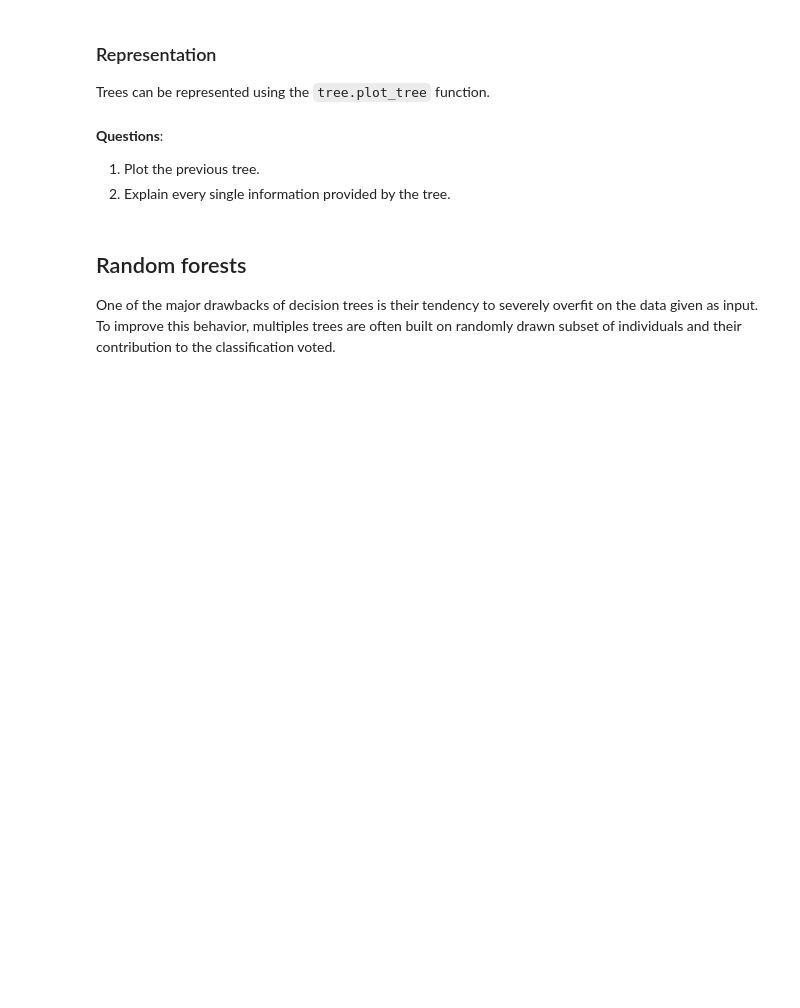
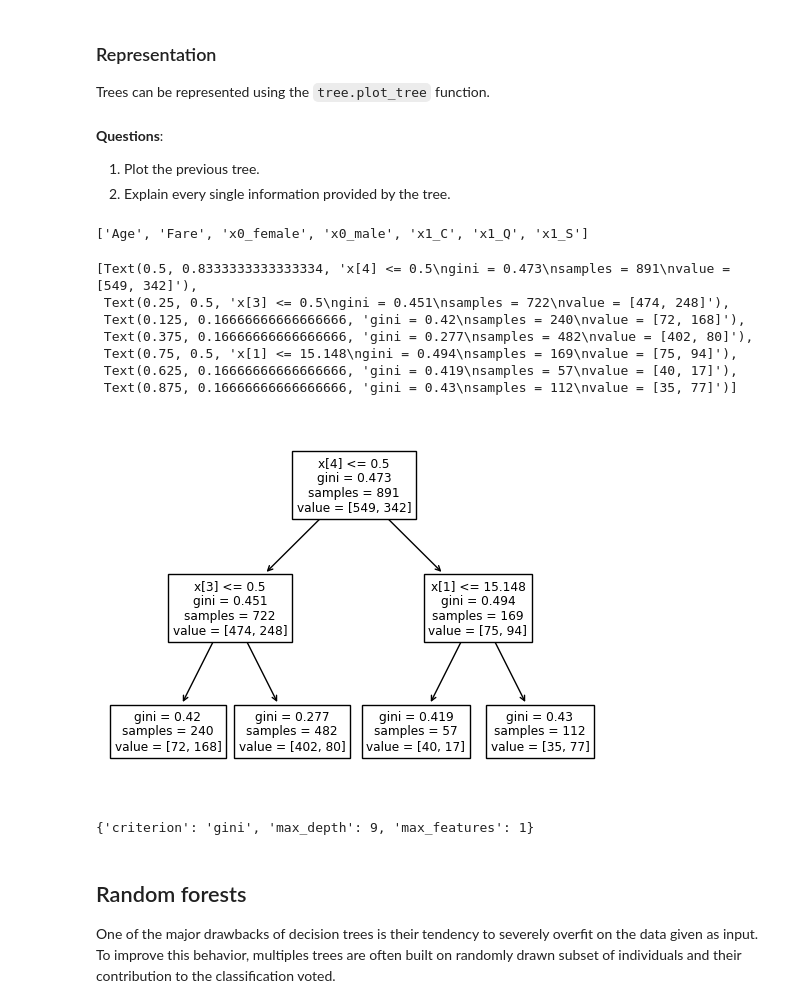
Before and after one commit to SphRbtHyk/miashs_introduction_ml, a Jupyter notebook: lab7/classification_trees.ipynb, the cells around one changed output. Drawn from its saved outputs; the diff is of its cells as text; code cells hidden in the pictures; blank space fills up the shorter version.

```diff
--- a/lab7/classification_trees.ipynb
+++ b/lab7/classification_trees.ipynb
@@ -17,0 +108,9 @@ This lab is a level up from previous sessions ! There is no code snippet for dem
+# %%
+sub_X_preprocess = X_preprocess[:,:5]
+# %%
+decision_tree_classifier = DecisionTreeClassifier()
+
+grid_search_cv = GridSearchCV(estimator=decision_tree_classifier,
+                              param_grid={"criterion": ["gini", "entropy"],
+                                         "max_features": [1, 2, 3]})
+grid_search_cv.fit(sub_X_preprocess, y)
@@ -26,3 +135,26 @@ Trees can be represented using the `tree.plot_tree` function.
+# %%
+feature_names
+# %% [output]
+['Age', 'Fare', 'x0_female', 'x0_male', 'x1_C', 'x1_Q', 'x1_S']
+# %%
+# Create classifier with the best found hyperparameters
+best_params["max_depth"] = 2
+decision_tree = DecisionTreeClassifier(**best_params)
+decision_tree.fit(X_preprocess, y)
+plot_tree(decision_tree)
+# %% [output]
+[Text(0.5, 0.8333333333333334, 'x[4] <= 0.5\ngini = 0.473\nsamples = 891\nvalue = [549, 342]'),
+ Text(0.25, 0.5, 'x[3] <= 0.5\ngini = 0.451\nsamples = 722\nvalue = [474, 248]'),
+ Text(0.125, 0.16666666666666666, 'gini = 0.42\nsamples = 240\nvalue = [72, 168]'),
+ Text(0.375, 0.16666666666666666, 'gini = 0.277\nsamples = 482\nvalue = [402, 80]'),
+ Text(0.75, 0.5, 'x[1] <= 15.148\ngini = 0.494\nsamples = 169\nvalue = [75, 94]'),
+ Text(0.625, 0.16666666666666666, 'gini = 0.419\nsamples = 57\nvalue = [40, 17]'),
+ Text(0.875, 0.16666666666666666, 'gini = 0.43\nsamples = 112\nvalue = [35, 77]')]
+[figure, added]
+# %%
+best_params
+# %% [output]
+{'criterion': 'gini', 'max_depth': 9, 'max_features': 1}
 # %% [markdown]
 ## Random forests
 One of the major drawbacks of decision trees is their tendency to severely overfit on the data given as input. To improve this behavior, multiples trees are often built on randomly drawn subset of individuals and their contribution to the classification voted.
```
Also changed, not shown: parts of 22 cells of this notebook.
